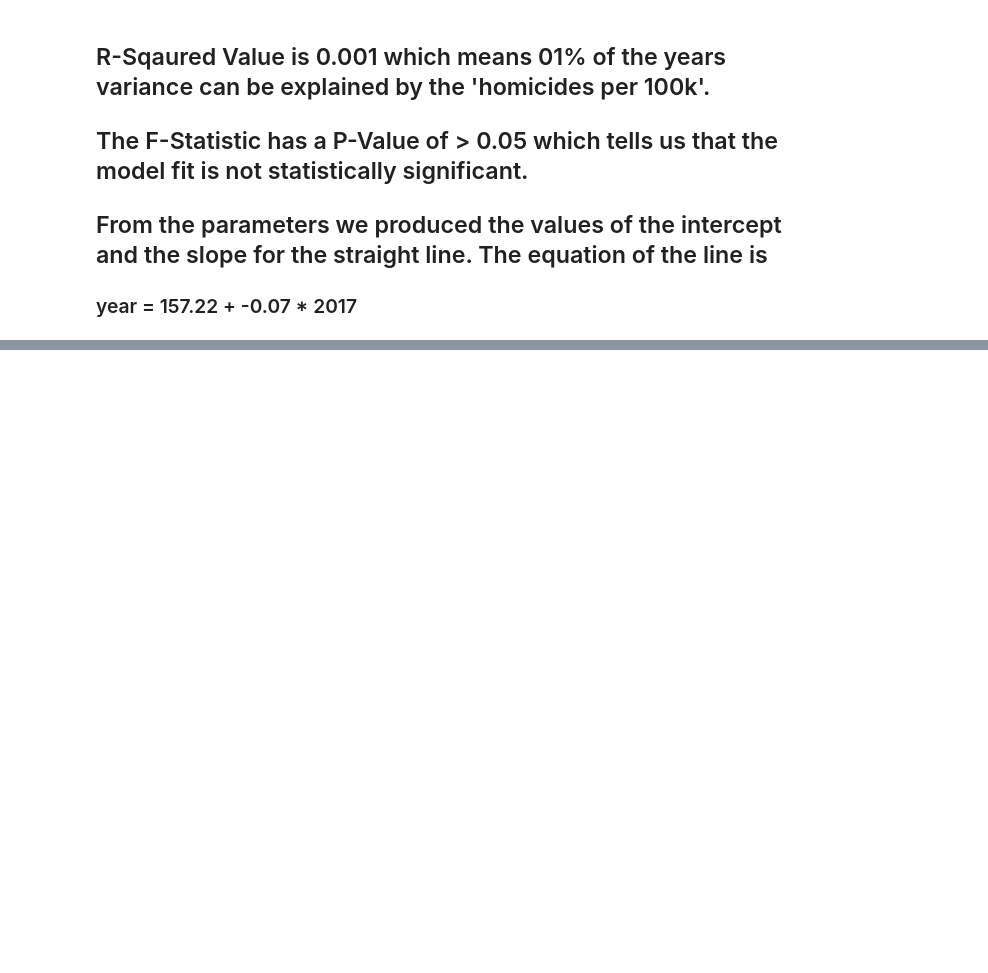
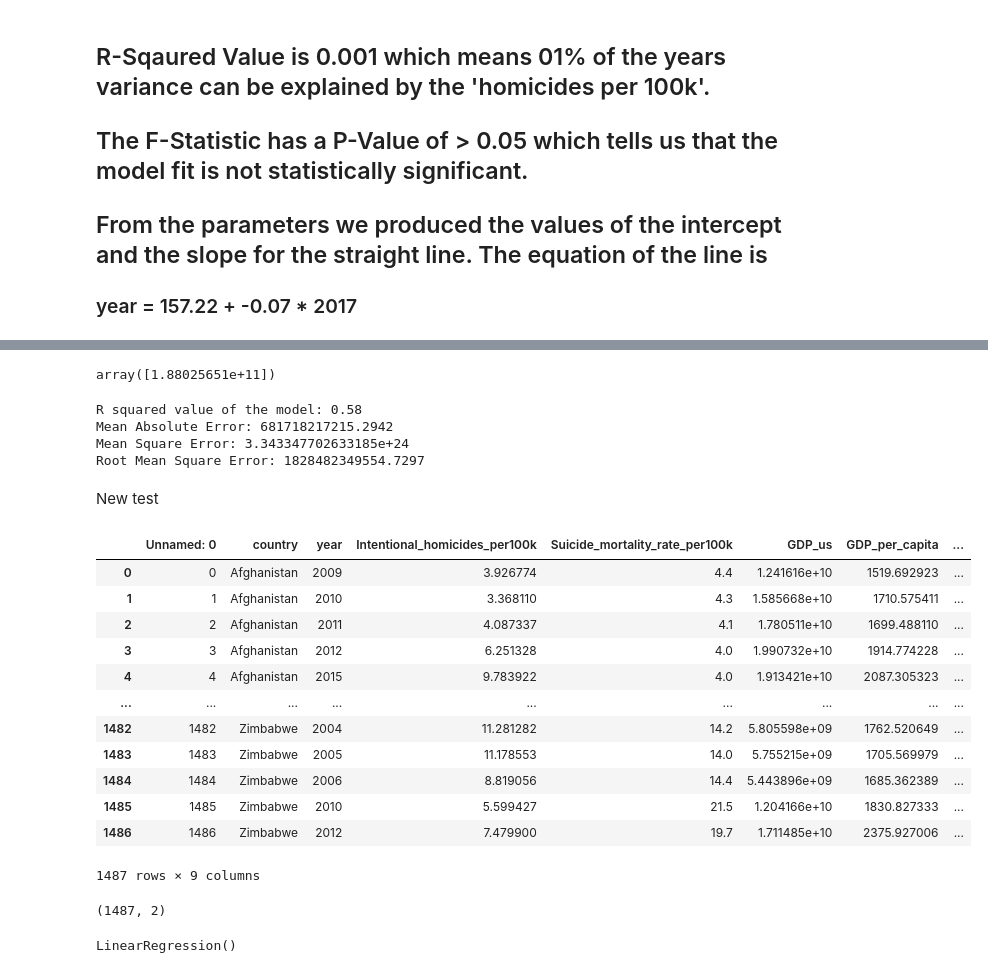
Before and after one commit to MohammedAlghazi17/Data-Mining-, a Jupyter notebook: BSHC4_Group_Project.ipynb, the cells around one changed output, grey strips where cells are left out. Saved outputs shown, nothing was run; the diff lists cells and outputs as text; code cells hidden in the pictures; blank space fills up the shorter version.

```diff
--- a/BSHC4_Group_Project.ipynb
+++ b/BSHC4_Group_Project.ipynb
@@ -395,0 +444,39 @@ plt.show()
+# %%
+#Predict for any value
+mlr.predict([[56, 55]])
+# %% [output]
+array([1.88025651e+11])
+# %%
+# 0 means the model is perfect. Therefore the value should be as close to 0 as possible
+meanAbErr = metrics.mean_absolute_error(y_test, y_pred_mlr)
+meanSqErr = metrics.mean_squared_error(y_test, y_pred_mlr)
+rootMeanSqErr = np.sqrt(metrics.mean_squared_error(y_test, y_pred_mlr))
+# print the R-squared value for the model
+print('R squared value of the model: {:.2f}'.format(mlr.score(x,y)*100))
+print('Mean Absolute Error:', meanAbErr)
+print('Mean Square Error:', meanSqErr)
+print('Root Mean Square Error:', rootMeanSqErr)
+# %% [output]
+R squared value of the model: 0.58
+Mean Absolute Error: 681718217215.2942
+Mean Square Error: 3.343347702633185e+24
+Root Mean Square Error: 1828482349554.7297
+# %% [markdown]
+New test
+# %%
+df2 = pd.read_csv('cleaned_data02.csv')
+df2
+# %% [output]
+|  | Unnamed: 0 | country | year | Intentional_homicides_per100k | Suicide_mortality_rate_per100k | GDP_us | GDP_per_capita | ... |
+| 0 | 0 | Afghanistan | 2009 | 3.926774 | 4.4 | 1.241616e+10 | 1519.692923 | ... |
+| 1 | 1 | Afghanistan | 2010 | 3.368110 | 4.3 | 1.585668e+10 | 1710.575411 | ... |
+| 2 | 2 | Afghanistan | 2011 | 4.087337 | 4.1 | 1.780511e+10 | 1699.488110 | ... |
+| 3 | 3 | Afghanistan | 2012 | 6.251328 | 4.0 | 1.990732e+10 | 1914.774228 | ... |
+| 4 | 4 | Afghanistan | 2015 | 9.783922 | 4.0 | 1.913421e+10 | 2087.305323 | ... |
+| ... | ... | ... | ... | ... | ... | ... | ... | ... |
+| 1482 | 1482 | Zimbabwe | 2004 | 11.281282 | 14.2 | 5.805598e+09 | 1762.520649 | ... |
+| 1483 | 1483 | Zimbabwe | 2005 | 11.178553 | 14.0 | 5.755215e+09 | 1705.569979 | ... |
+| 1484 | 1484 | Zimbabwe | 2006 | 8.819056 | 14.4 | 5.443896e+09 | 1685.362389 | ... |
+| 1485 | 1485 | Zimbabwe | 2010 | 5.599427 | 21.5 | 1.204166e+10 | 1830.827333 | ... |
+| 1486 | 1486 | Zimbabwe | 2012 | 7.479900 | 19.7 | 1.711485e+10 | 2375.927006 | ... |
+1487 rows × 9 columns
@@ -395,0 +488,4 @@ plt.show()
+# %%
+J.shape
+# %% [output]
+(1487, 2)
@@ -395,0 +494,5 @@ plt.show()
+# %%
+regr = linear_model.LinearRegression()
+regr.fit(J, y)
+# %% [output]
+LinearRegression()
```
Also changed, not shown: parts of 34 cells of this notebook, 2 other files.
